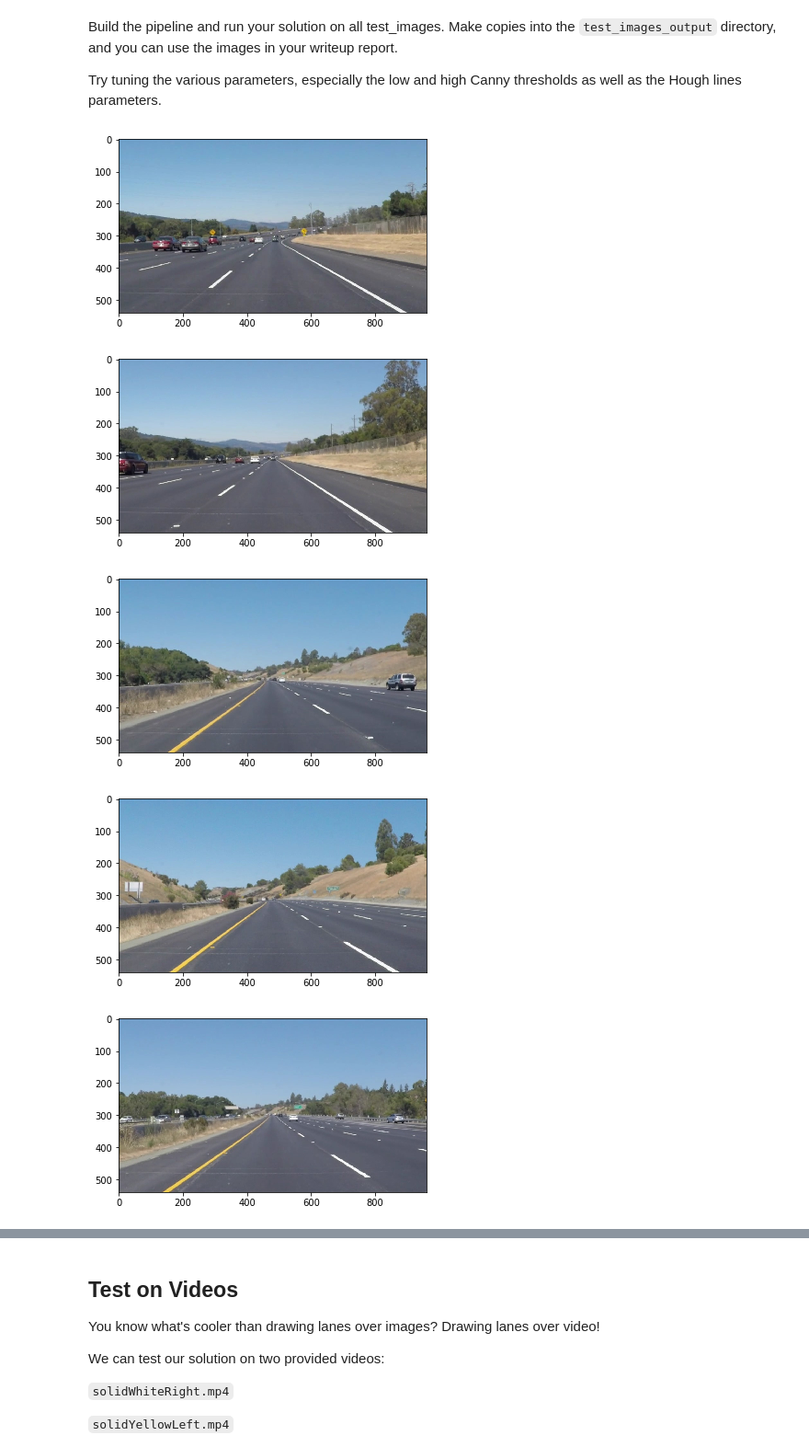
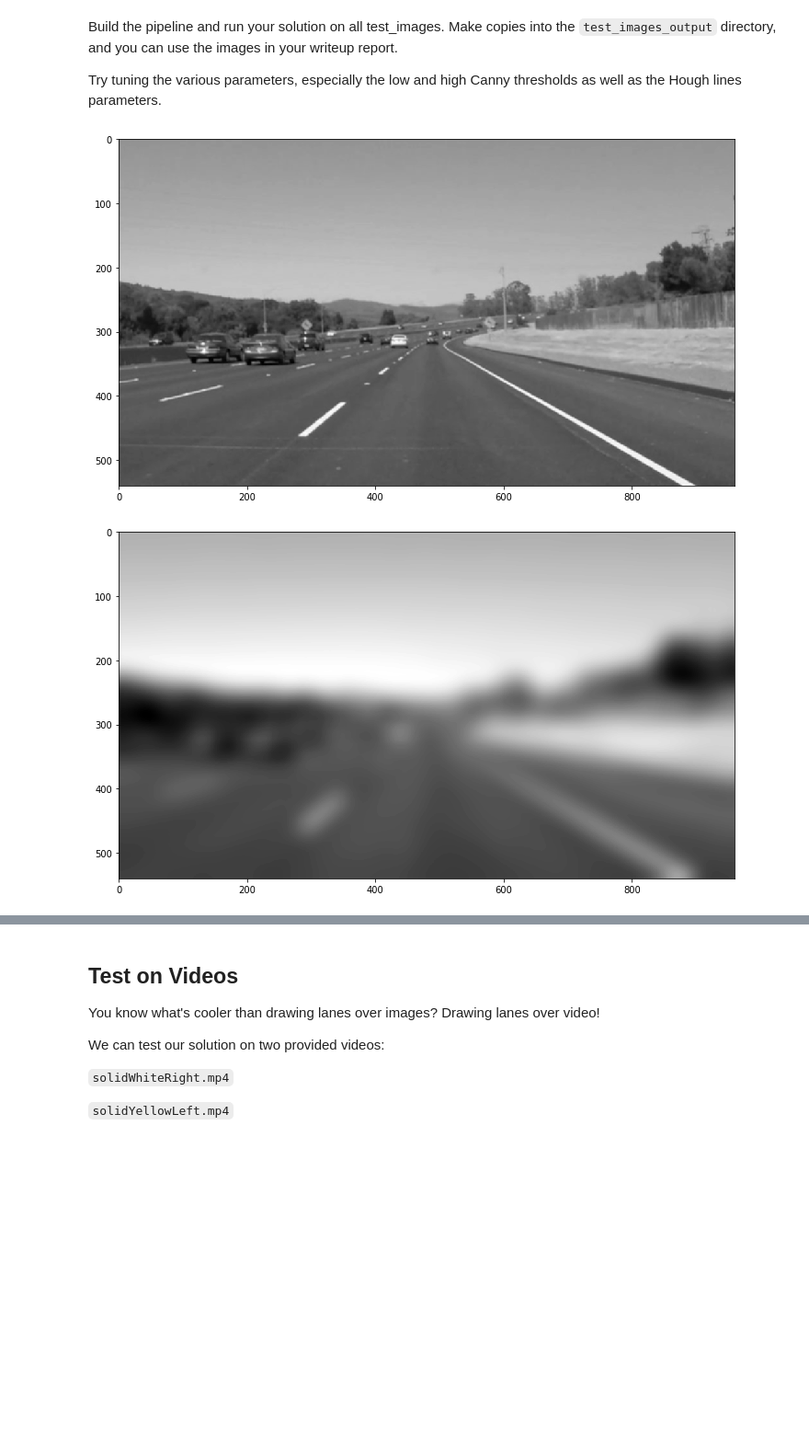
Before and after one commit to dannybynum/CarND-LaneLines-P1, a Jupyter notebook: P1.ipynb, the cells around one changed output, grey strips where cells are left out. Shown: that part at 92% size. Cells and saved outputs as stored; diff of their text form; code cells hidden in the pictures; blank space fills up the shorter version.

Commit message:
Trail - trying to get image to show up

```diff
--- a/P1.ipynb
+++ b/P1.ipynb
@@ -200,45 +193,75 @@ Try tuning the various parameters, especially the low and high Canny thresholds
 # %%
 # DWB's Pipeline for drawing lane lines on the images in the test_images directory
 # then save them to the test_images_output directory.
 
 #Need to run the notebook cell with all of the "helper functions" - I copied the package import into that same cell
 #so you only have to run one to get going
 
 
-#DWB, Nov 23, 2017
-#DWB, Revisit Jan-7, making this comment line just to track date modified in file on harddrive.
+#DWB, April 15, 2018
 #Code For Udacity Project #1 (Draw Lane Lines)
 #Written in Jupyter Notebook
-#The Following packages have been imported: os; matplotlib.pyplot as plt; matplotlib.image as mpimg; numpy as np; cv2
+#Several packages and functions have been imported in a block above this one.
 
 
 #Read In Test Image Files
 
 #print(os.getcwd())
-os.chdir('C:/Users/bynum/documents/udacity/term1/CarND-LaneLines-P1/test_images')
+os.chdir('C:/Users/bynum/documents/udacity/term1/DWB-T1-P1/test_images')
 #print(os.getcwd())
 
 WhtCurv = mpimg.imread('solidWhiteCurve.jpg')
 WhtRht = mpimg.imread('solidWhiteRight.jpg')
 YelCurv = mpimg.imread('solidYellowCurve.jpg')
 YelCurv2 = mpimg.imread('solidYellowCurve2.jpg')
 YelLft = mpimg.imread('solidYellowLeft.jpg')
 LanSwh = mpimg.imread('whiteCarLaneSwitch.jpg')
 
 OrigImgs = (WhtCurv, WhtRht, YelCurv, YelCurv2,YelLft,LanSwh)
 
+#plot the images to make sure I can see them in the notebook to confirm read in properly
+#TODO - I need to read about plotting an image within a figure a bit more online, here I am
+#increasing the display size by putting in the '12,12' argument but I'd like to understand better
 
-#plot the images to make sure I can see them in the notebook to confirm read in properly
-for i in range(6):
-    plt.figure()
-    plt.imshow(OrigImgs[i])
+#for i in range(6):
+#    plt.figure(figsize=(12,12))
+#    plt.imshow(OrigImgs[i])
+
+# Prior to input into Canny Edge Detection, Run some Image Operations to get frames in
+# a format that is better suited for the "cv2.Canny" function
+
+WhtCurv_Op1 = cv2.cvtColor(WhtCurv,cv2.COLOR_RGB2GRAY)
+#plt.figure(figsize=(12,12))
+#plt.imshow(WhtCurv_Op1, cmap='gray')
+
+# Kernel size for Guassian smoothing, note says must be odd number
+GB_Ker_Size = 3
+
+WhtCurv_Op2a = cv2.GaussianBlur(WhtCurv_Op1,(GB_Ker_Size,GB_Ker_Size),0)
+plt.figure(figsize=(12,12))
+plt.imshow(WhtCurv_Op2a, cmap='gray')
+
+GB_Ker_Size = 103
+
+WhtCurv_Op2b = cv2.GaussianBlur(WhtCurv_Op1,(GB_Ker_Size,GB_Ker_Size),0)
+plt.figure(figsize=(12,12))
+plt.imshow(WhtCurv_Op2b, cmap='gray')
+
+os.chdir('C:/Users/Bynum/Documents/Udacity/Term1/DWB-T1-P1/test-images-output')
+mpimg.imsave("PipeLine_Writeup_Gray.jpg", WhtCurv_Op1)
+mpimg.imsave("PipeLine_Writeup_3.3.jpg", WhtCurv_Op2a)
+mpimg.imsave("PipeLine_Writeup_103.103.jpg", WhtCurv_Op2b)
+
+
+
+
+#WhtCurv_Gray_Edges = cv2.Canny(WhtCurv_Gray_Edges, )
+
+
 
 # Save files in output directory, note this will likely get moved to end after all operations
-os.chdir('C:/Users/bynum/documents/udacity/term1/CarND-LaneLines-P1/test_images_output')
-mpimg.imsave("DWB-out_SolidWhiteCurve.jpg", WhtCurv)
+#os.chdir('C:/Users/Bynum/Documents/Udacity/Term1/DWB-T1-P1/test-images-output')
+#mpimg.imsave("SundayMorning-out_SolidWhiteCurve.jpg", WhtCurv)
 # %% [output]
-[figure, old version]
+[figure, new version]
-[figure, old version]
+[figure, new version]
-[figure, removed]
-[figure, removed]
-[figure, removed]
```
Also changed, not shown: parts of 5 cells of this notebook, 1 other file.
